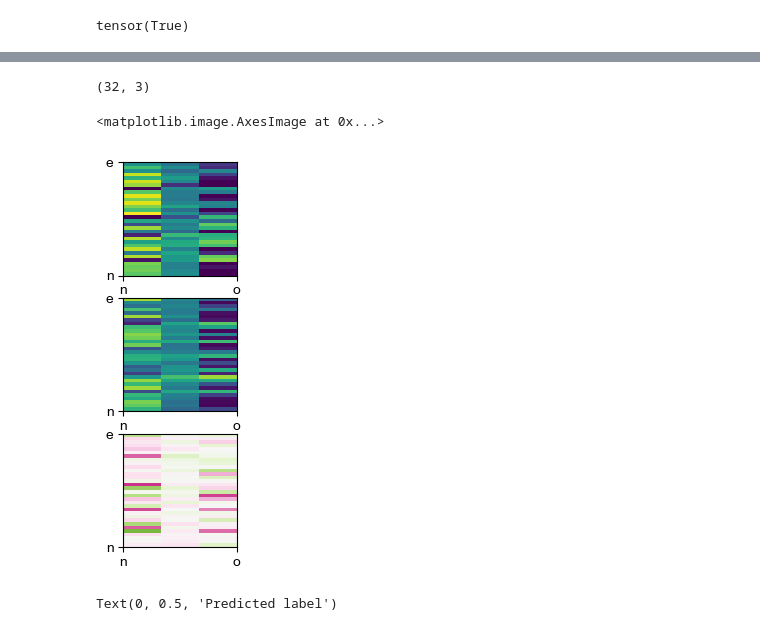
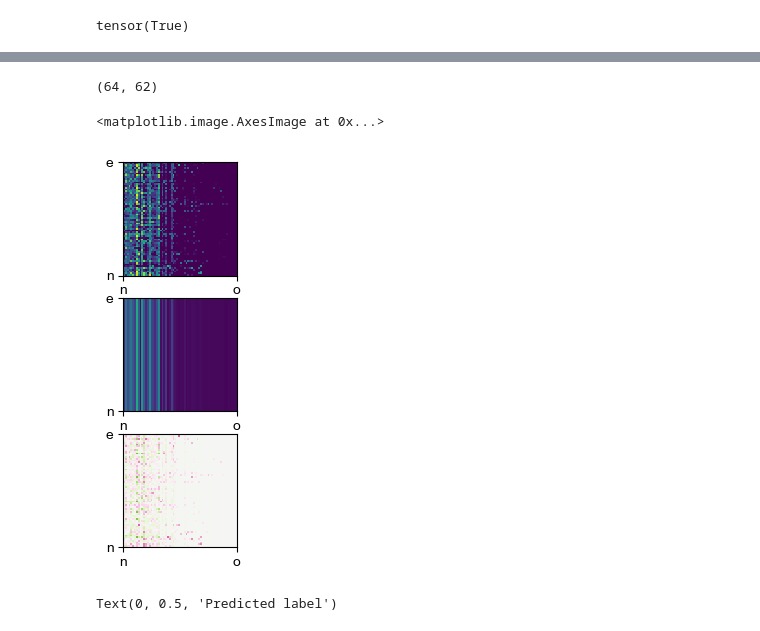
Before and after one commit to vdplasthijs/PECL, a Jupyter notebook: notebooks/try-out/Explore PECL model.ipynb, the cells around one changed output, grey strips where cells are left out. Saved outputs shown, nothing was run; the diff lists cells and outputs as text; code cells hidden in the pictures.

```diff
--- a/notebooks/try-out/Explore PECL model.ipynb
+++ b/notebooks/try-out/Explore PECL model.ipynb
@@ -47,7 +47,7 @@ df_per_loc.head()
 ds = pem.DataSetImagePresence(image_folder='/Users/t.vanderplas/data/UKBMS_sent2_ds/sent2-4band/2019/m-06-09/',
                               presence_csv='/Users/t.vanderplas/data/UKBMS_sent2_ds/bms_presence/bms_presence_y-2018-2019_th-200.csv',
                               species_process='priority_species',
-                              zscore_im=False, normalise_image=False,
+                              zscore_im=True,
                               augment_image=False, mode='val')
 # %% [output]
 Found 1336 out of 1455 images in the image folder.
@@ -123,5 +101,5 @@ ax[1].imshow(im_transformed[:3, :, :].permute(1, 2, 0))
 # %%
 im_enc = pem.ImageEncoder(n_species=ds.n_species, n_bands=4, freeze_resnet=True,
-                          class_weights=ds.weights_values)
+                          class_weights=ds.weights_values, pretrained_resnet=True)
 # %% [output]
 Loaded 3 class weights on cpu.
@@ -146,13 +125,14 @@ Findings:
 # dict_models = {}
 tmp_model, _ = pem.train_pecl(training_method='pred_incl_enc',
                     pecl_distance_metric='softmax',
-                    species_process='priority_species', zscore_im=True,
+                    species_process='priority_species',
                     use_class_weights=True,
-                    n_enc_channels=128, lr=1e-4,
+                    n_enc_channels=128, lr=1e-3,
                     n_epochs_max=100, batch_size=64,
-                    pecl_knn=10,
-                    freeze_resnet=False, n_layers_mlp=1,
+                    pecl_knn=5, pecl_knn_hard_labels=False,
+                    freeze_resnet=True, n_layers_mlp=2,
                     pred_train_loss='weighted-bce',
+                    use_lr_scheduler=True,
                     normalise_embedding='l2')
 # dict_models['bce_top20_cw'] = tmp_model
 # %% [output]
@@ -196,12 +181,12 @@ No class weights.
 tensor(True)
 # %%
 # train_dl, val_dl = _
-# tmp_model = dict_models['pred_incl_enc']
 # val_dl = torch.utils.data.DataLoader(ds, batch_size=8, shuffle=True)
 
 
 for i_batch, batch in enumerate(val_dl):
     im, label = batch
+    im = im.to(tmp_model.device)
     print(im.shape[0])
     im_enc = tmp_model.forward(im)
     pred = tmp_model.prediction_model(im_enc)
@@ -224,24 +207,28 @@ array([ 0.041031  , -0.01940268, -0.02952704], dtype=float32)
 # %%
 if type(pred) == torch.Tensor:
+    if pred.device != 'cpu':
+        pred = pred.cpu()
     pred = pred.detach().numpy()
 if type(label) == torch.Tensor:
+    if label.device != 'cpu':
+        label = label.cpu()
     label = label.detach().numpy()
 pred_zero_mean = pred - pred.mean(0)
 label_zero_mean = label - label.mean(0)
 assert pred.max() <= 1, f'pred.max()={pred.max()}'
 assert pred.min() >= 0, f'pred.min()={pred.min()}'
 assert label.max() <= 1, f'label.max()={label.max()}'
 assert label.min() >= 0, f'label.min()={label.min()}'
 
 print(label.shape)
 fig, ax = plt.subplots(3, 1, figsize=(10, 5))
-ax[0].imshow(label, vmin=0, vmax=1, cmap='viridis', extent='none')
-ax[1].imshow(pred, vmin=-0, vmax=1, cmap='viridis', extent='none')
-ax[2].imshow(pred - label, vmin=-1, vmax=1, cmap='PiYG', extent='none')
+ax[0].imshow(label, vmin=0, vmax=1, cmap='viridis', extent='none', interpolation='none')
+ax[1].imshow(pred, vmin=-0, vmax=1, cmap='viridis', extent='none', interpolation='none')
+ax[2].imshow(pred - label, vmin=-1, vmax=1, cmap='PiYG', extent='none', interpolation='none')
 # %% [output]
-(32, 3)
+(64, 62)
 <matplotlib.image.AxesImage at 0x...>
-[figure, old version]
+[figure, new version]
 # %%
 i_sample = 0
 plt.scatter(label_zero_mean[:, :].ravel(), pred_zero_mean[:, :].ravel())
```
Also changed, not shown: parts of 12 cells of this notebook, 3 other files.
